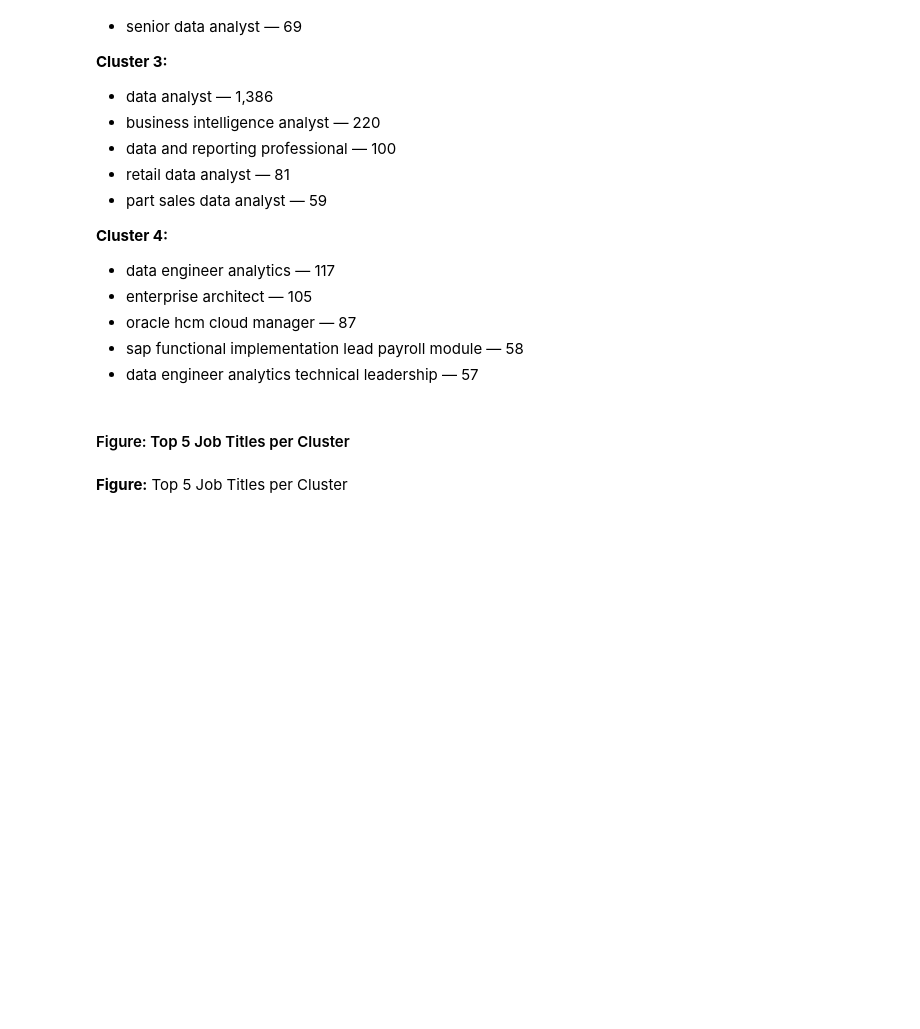
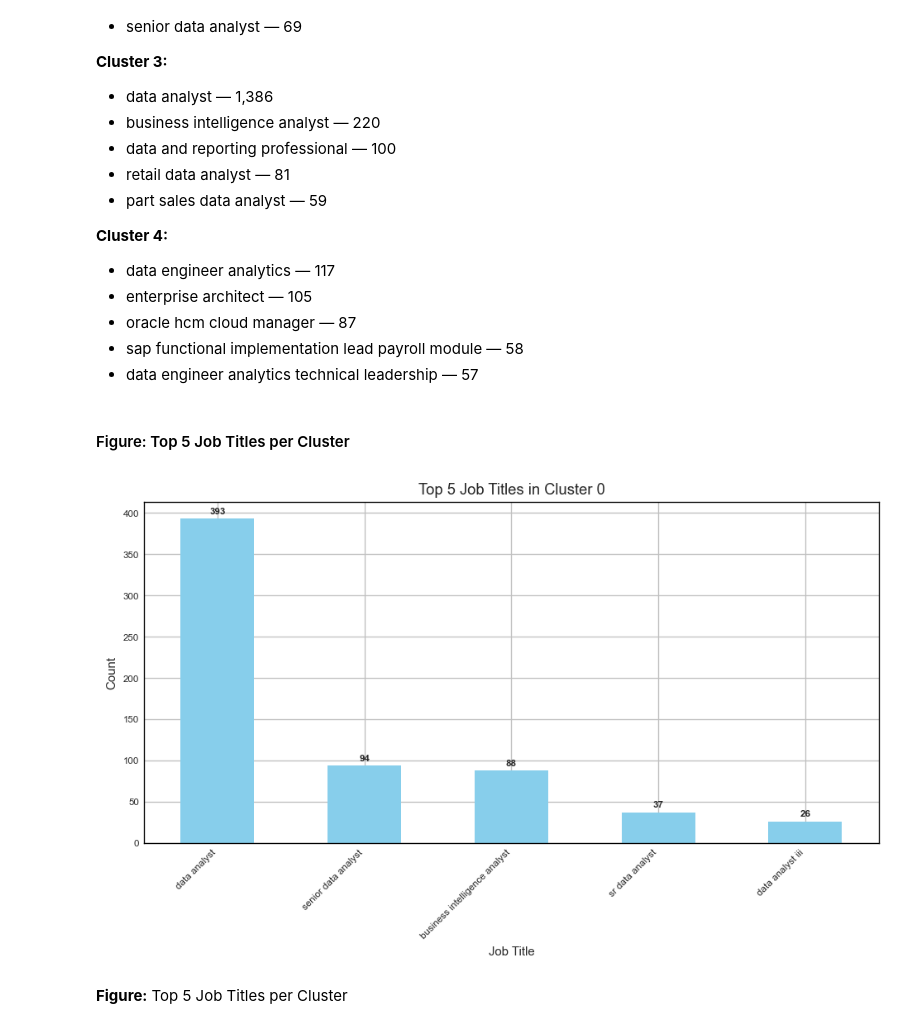
Before and after one commit to leoliu36/ad688-employability-sp25A1-group7, a Jupyter notebook: data_analysis.ipynb, the cells around one changed output. Cells and saved outputs as stored; diff of their text form; code cells hidden in the pictures; blank space fills up the shorter version.

```diff
--- a/data_analysis.ipynb
+++ b/data_analysis.ipynb
@@ -723,7 +747,7 @@ We use KMeans clustering to segment jobs into five groups, using standardized sa
 from sklearn.preprocessing import StandardScaler
 
 # Select features for clustering
-cluster_features = ['SALARY', 'MIN_YEARS_EXPERIENCE', 'MAX_YEARS_EXPERIENCE']
+cluster_features = ['SALARY', 'MIN_YEARS_EXPERIENCE']
 X = df[cluster_features].dropna()
 
 # Standardize features
@@ -751,11 +766,12 @@ print([c for c in df.columns if "CLUSTER" in c.upper() or "KMEANS" in c.upper()]
 # %%
 # === Create a label column from the trained KMeans model ===
 try:
-    df["kmeans_labels"] = kmeans.labels_
+    df["kmeans_labels"] = pd.NA
+    df.loc[X.index, "kmeans_labels"] = kmeans.labels_
 except AttributeError:
-    # if you used fit_predict above, this line already made the column
+
     if "kmeans_labels" not in df.columns:
         df["kmeans_labels"] = kmeans.fit_predict(X_scaled)
 
-print("✅ KMeans labels column ready:", "kmeans_labels" in df.columns)
+print("KMeans labels column ready:", "kmeans_labels" in df.columns)
 print("Unique clusters:", df["kmeans_labels"].nunique())
@@ -858,21 +938,24 @@ for cluster in sorted(df['KMEANS_CLUSTER'].dropna().unique()):
 # %%
 # --- Bar chart for the top 5 titles in Cluster 0 (change cluster_num as needed) ---
 
 cluster_num = 0
 top_titles = df[df['KMEANS_CLUSTER'] == cluster_num]['TITLE_CLEAN'].value_counts().head(5)
 
 plt.figure(figsize=(8, 5))
 bars = top_titles.plot(kind='bar', color='skyblue')
 plt.title(f'Top 5 Job Titles in Cluster {cluster_num}')
 plt.xlabel('Job Title')
 plt.ylabel('Count')
+plt.xticks(rotation=45, ha='right')
 
 # Add the counts on top of the bars
 for idx, value in enumerate(top_titles.values):
     plt.text(idx, value + max(top_titles.values)*0.01, str(value), ha='center', va='bottom', fontweight='bold')
 
 plt.tight_layout()
 plt.show()
+# %% [output]
+[figure, added]
 # %% [markdown]
 **Figure:** Top 5 Job Titles per Cluster
 # %% [markdown]
```
Also changed, not shown: parts of 19 cells of this notebook, 5 other files.
